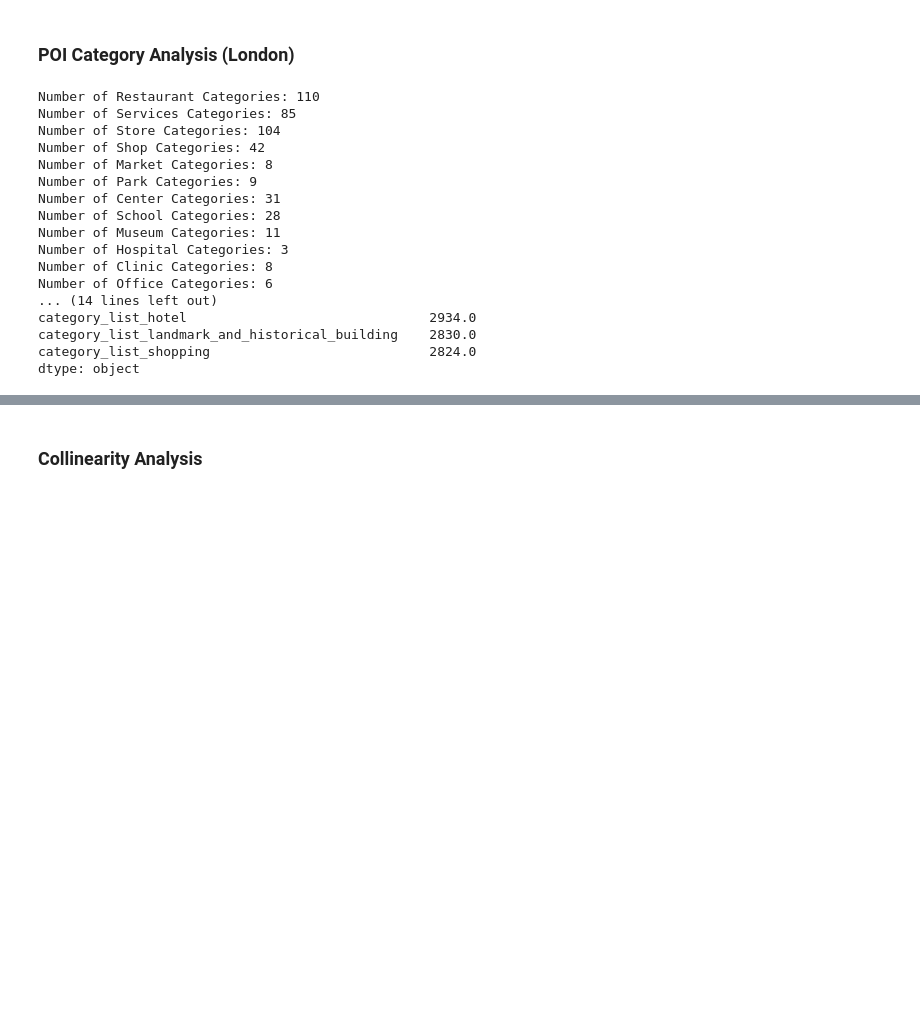
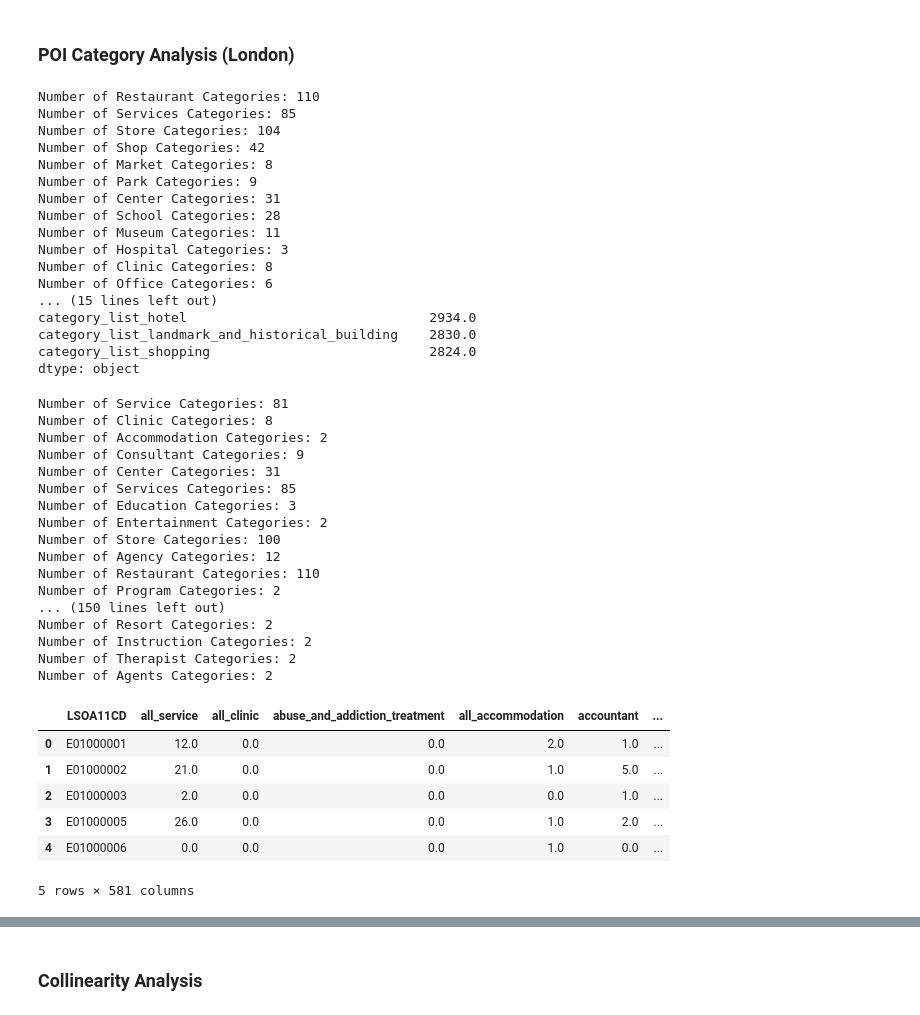
Before and after one commit to grolls23/MScDissertation, a Jupyter notebook: DataExploration.ipynb, the cells around one changed output, grey strips where cells are left out. Cells and saved outputs as stored; diff of their text form; code cells hidden in the pictures; blank space fills up the shorter version.

Commit message:
Pared number of categories down (From ~1700 to 430)

```diff
--- a/DataExploration.ipynb
+++ b/DataExploration.ipynb
@@ -164,6 +164,7 @@ category_types = [
     'station',
     'salon',
     'stadium',
+    'manufacturer',
 ]
 
 # Check and print the count for each category type
@@ -187,8 +188,81 @@ Number of Museum Categories: 11
 Number of Hospital Categories: 3
 Number of Clinic Categories: 8
 Number of Office Categories: 6
-... (14 lines left out)
+... (15 lines left out)
 category_list_hotel                               2934.0
 category_list_landmark_and_historical_building    2830.0
 category_list_shopping                            2824.0
 dtype: object
+# %%
+# Automated Condensing of Column Types
+
+# List all columns
+all_columns = encoded_categories.columns.tolist()
+
+# I'll group them by 'suffix' to find commonalities
+suffix_groups = {}
+
+# Iterate through columns to identify suffixes
+for column in all_columns:
+    lower_column = column.lower()
+    parts = lower_column.split('_')
+    if len(parts) > 1:
+        suffix = parts[-1]
+        if suffix in suffix_groups:
+            suffix_groups[suffix].append(column)
+        else:
+            suffix_groups[suffix] = [column]
+    else:
+        # Handle columns without suffixes
+        suffix_groups['other'] = suffix_groups.get('other', []) + [column]
+
+# Create a list of DataFrames to concatenate
+concatenated_dfs = []
+
+# Iterate through suffix groups and aggregate columns
+for suffix, columns in suffix_groups.items():
+    if columns:
+        if len(columns) == 1:
+            # Preserve col name if only one col with suffix
+            new_column_name = columns[0].replace('category_list_', '')
+            concatenated_dfs.append(encoded_categories[columns].rename(columns={columns[0]: new_column_name}))
+        else:
+            # Aggregate columns with more than one column in the group
+            new_column_name = f'all_{suffix}'
+            concatenated_dfs.append(encoded_categories[columns].sum(axis=1).rename(new_column_name))
+
+# Concatenate all DataFrames
+condensed_categories = pd.concat(concatenated_dfs, axis=1)
+
+# Print summary information (groups only)
+for suffix, columns in suffix_groups.items():
+    num_columns = len(columns)
+    if num_columns > 1:
+        print(f'Number of {suffix.capitalize()} Categories: {num_columns}')
+
+condensed_categories.head()
+# %% [output]
+Number of Service Categories: 81
+Number of Clinic Categories: 8
+Number of Accommodation Categories: 2
+Number of Consultant Categories: 9
+Number of Center Categories: 31
+Number of Services Categories: 85
+Number of Education Categories: 3
+Number of Entertainment Categories: 2
+Number of Store Categories: 100
+Number of Agency Categories: 12
+Number of Restaurant Categories: 110
+Number of Program Categories: 2
+... (150 lines left out)
+Number of Resort Categories: 2
+Number of Instruction Categories: 2
+Number of Therapist Categories: 2
+Number of Agents Categories: 2
+|  | LSOA11CD | all_service | all_clinic | abuse_and_addiction_treatment | all_accommodation | accountant | ... |
+| 0 | E01000001 | 12.0 | 0.0 | 0.0 | 2.0 | 1.0 | ... |
+| 1 | E01000002 | 21.0 | 0.0 | 0.0 | 1.0 | 5.0 | ... |
+| 2 | E01000003 | 2.0 | 0.0 | 0.0 | 0.0 | 1.0 | ... |
+| 3 | E01000005 | 26.0 | 0.0 | 0.0 | 1.0 | 2.0 | ... |
+| 4 | E01000006 | 0.0 | 0.0 | 0.0 | 1.0 | 0.0 | ... |
+5 rows × 581 columns
```
Also changed, not shown: parts of 3 cells of this notebook.
